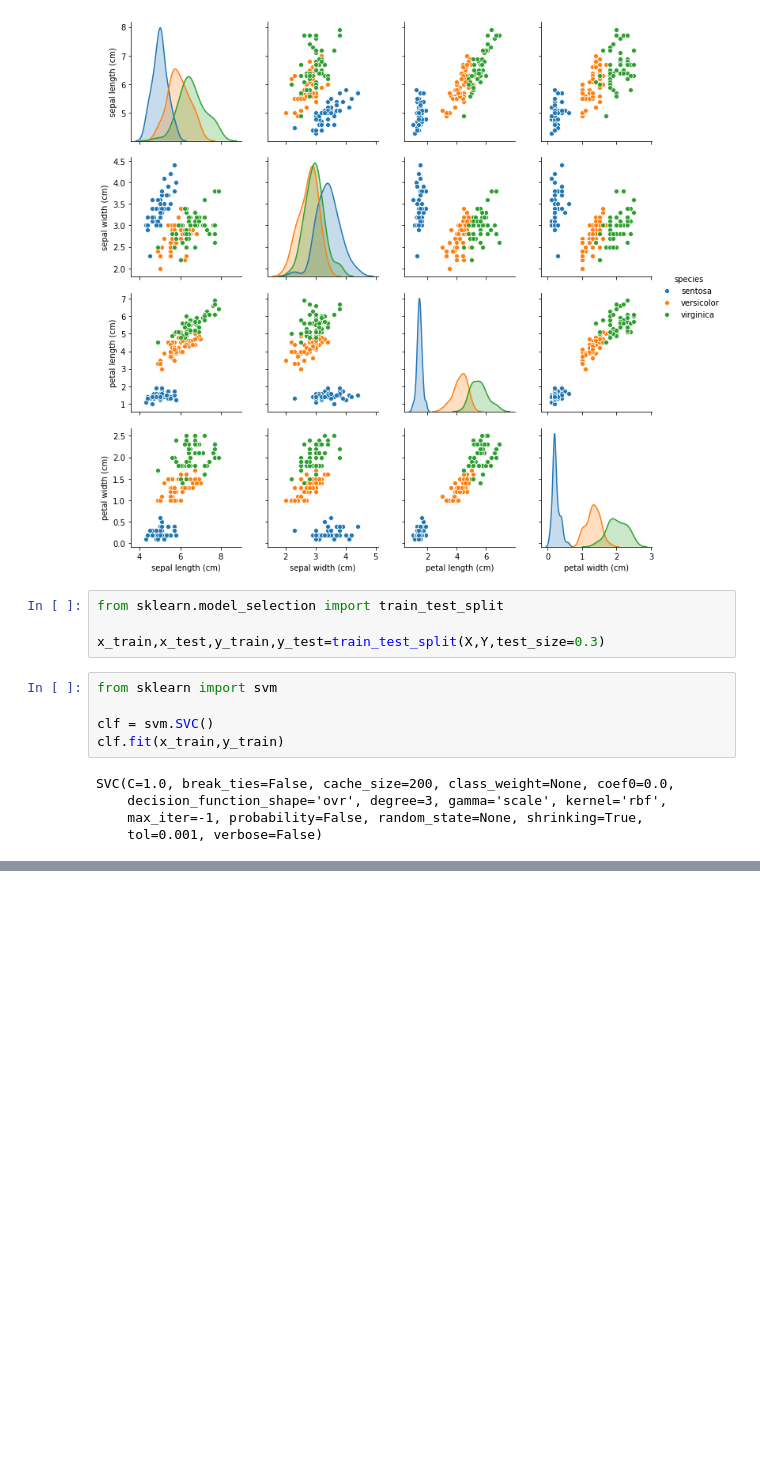
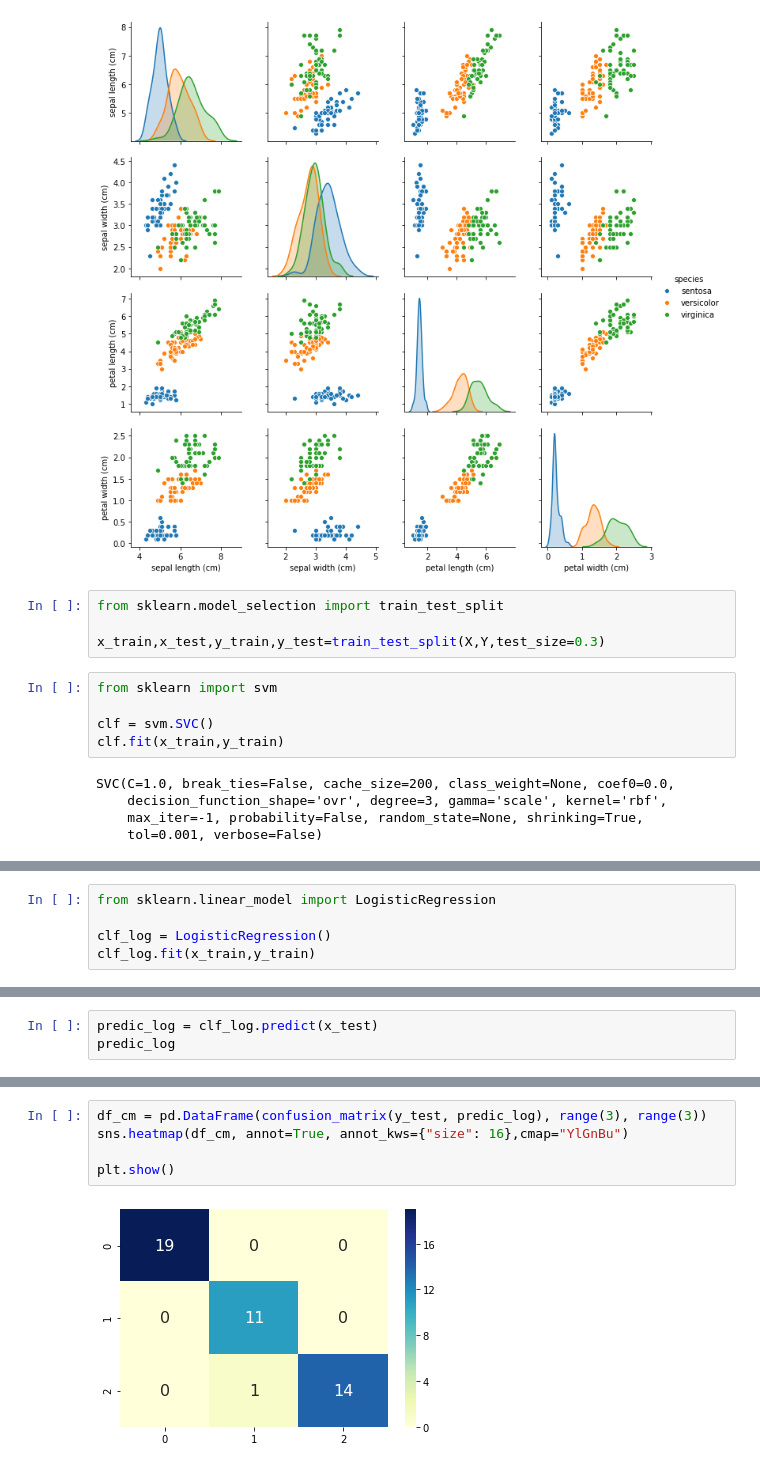
Before and after one commit to elatfar/Supervised-Learning, a Jupyter notebook: Regression and Classification.ipynb, the cells around one changed output, grey strips where cells are left out. Cells and saved outputs as stored; diff of their text form; blank space fills up the shorter version.

```diff
--- a/Regression and Classification.ipynb
+++ b/Regression and Classification.ipynb
@@ -75,0 +120,5 @@ accuracy_score(y_test,predict)
+# %%
+from sklearn.linear_model import LogisticRegression
+
+clf_log = LogisticRegression()
+clf_log.fit(x_train,y_train)
@@ -75,0 +131,3 @@ accuracy_score(y_test,predict)
+# %%
+predic_log = clf_log.predict(x_test)
+predic_log
@@ -75,0 +150,7 @@ accuracy_score(y_test,predict)
+# %%
+df_cm = pd.DataFrame(confusion_matrix(y_test, predic_log), range(3), range(3))
+sns.heatmap(df_cm, annot=True, annot_kws={"size": 16},cmap="YlGnBu")
+
+plt.show()
+# %% [output]
+[figure, added]
```
Also changed, not shown: parts of 12 cells of this notebook.
